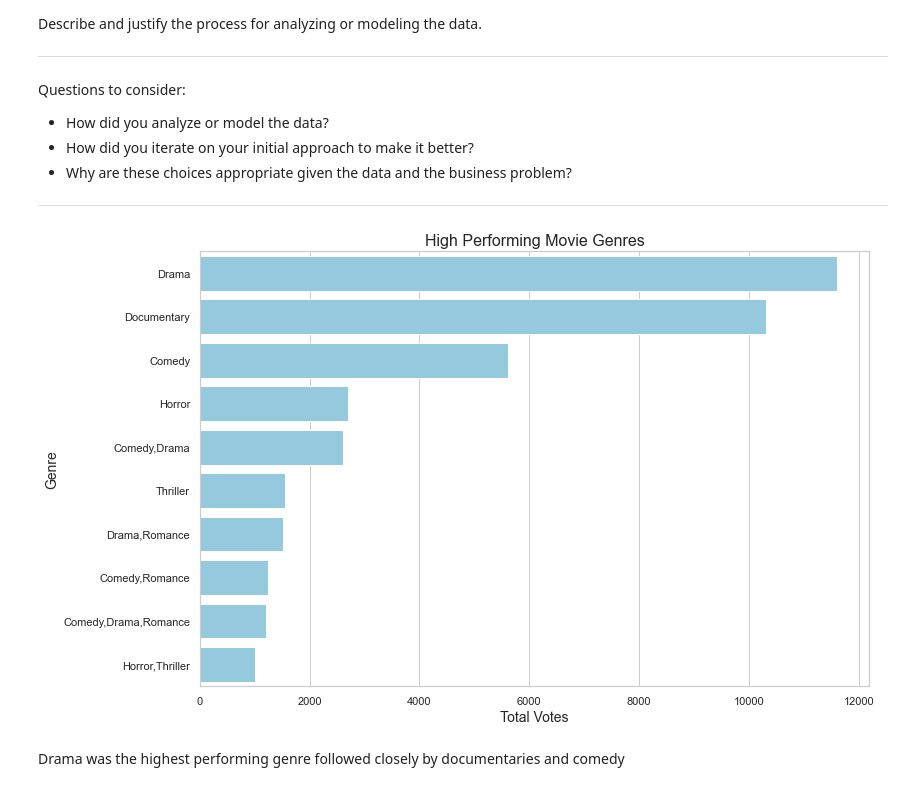
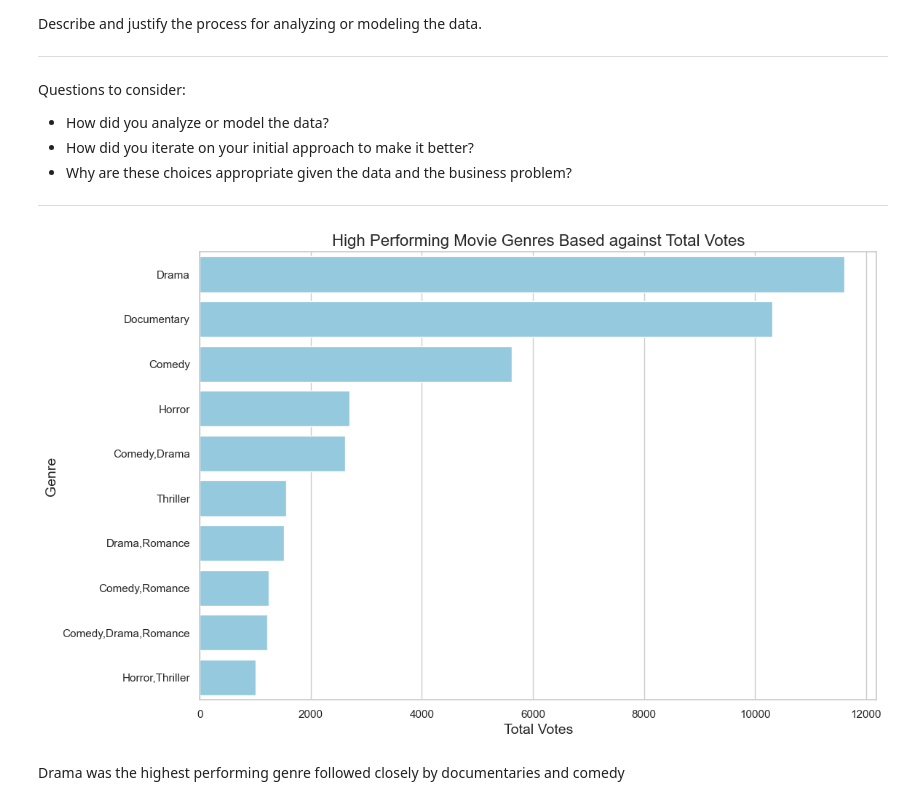
Before and after one commit to Kosilei-web/Phase_2_project_Group_5, a Jupyter notebook: index.ipynb, the cells around one changed output. Drawn from its saved outputs; the diff is of its cells as text; code cells hidden in the pictures.

```diff
--- a/index.ipynb
+++ b/index.ipynb
@@ -556,15 +571,15 @@ Questions to consider:
 # %%
 #Bar Graph showing high-performing movie genres
 plt.figure(figsize=(12, 8))
 sns.barplot(x='total_votes', y='genres', data=pop_genres_df.head(10), color='skyblue')
 
 # Add title and labels
-plt.title('High Performing Movie Genres', fontsize=16)
+plt.title('High Performing Movie Genres Based against Total Votes', fontsize=16)
 plt.xlabel('Total Votes', fontsize=14)
 plt.ylabel('Genre', fontsize=14)
 plt.show()
 # %% [output]
-[figure, old version]
+[figure, new version]
 # %% [markdown]
 Drama was the highest performing genre followed closely by documentaries and comedy
 # %%
```
Also changed, not shown: parts of 43 cells of this notebook.
